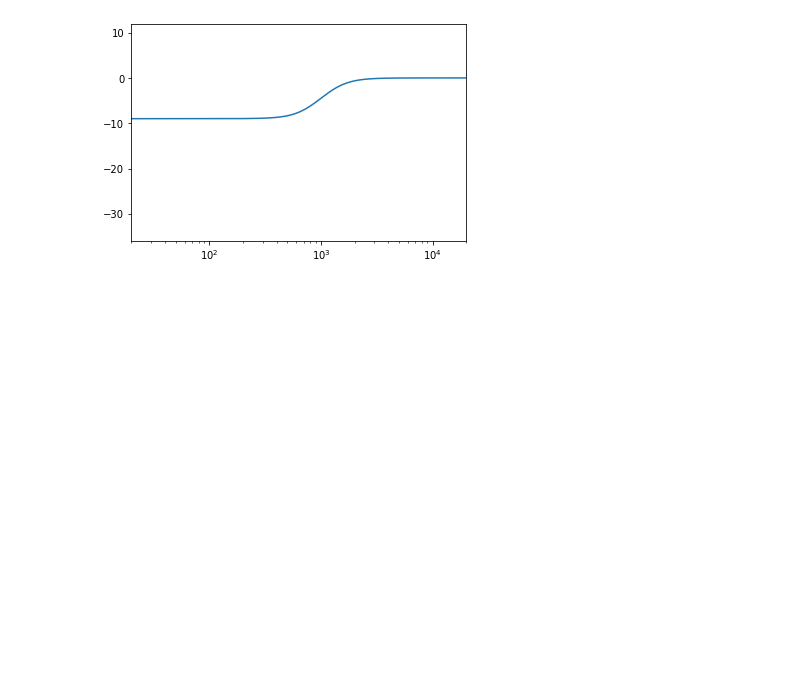
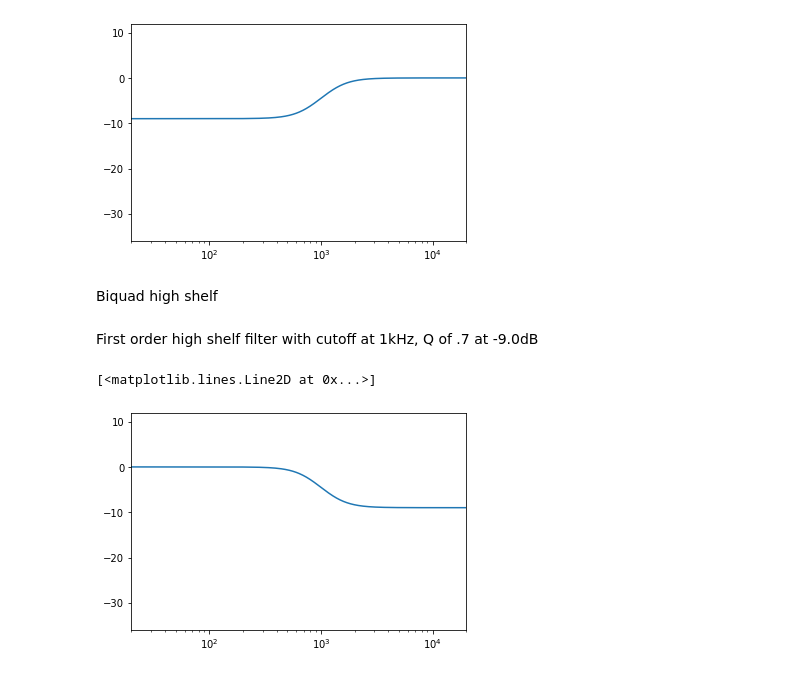
Before and after one commit to DGriffin91/dsp-math-notes, a Jupyter notebook: bodes.ipynb, the cells around one changed output. Cells and saved outputs as stored; diff of their text form; code cells hidden in the pictures; blank space fills up the shorter version.

Commit message:
add high shelf

```diff
--- a/bodes.ipynb
+++ b/bodes.ipynb
@@ -208,3 +210,43 @@ plt.semilogx(x, amplitude)
 # %% [output]
 [<matplotlib.lines.Line2D at 0x...>]
 [figure]
+# %% [markdown]
+Biquad high shelf
+# %%
+def biquad_high_shelf(f_cutoff_hz, q_value, gain, sampleRate):
+    omega = 2.0 * pi * f_cutoff_hz / sampleRate
+
+    a = sqrt(gain)
+
+    alpha = sin(omega) / (2.0 * q_value)
+
+    omega_c = cos(omega)
+
+    a_plus1 = a+1
+    a_minus1 = a-1
+    beta = 2*sqrt(a)*alpha
+
+    b0 =    a*( a_plus1  + a_minus1 * omega_c + beta)
+    b1 = -2*a*( a_minus1 + a_plus1  * omega_c       )
+    b2 =    a*( a_plus1  + a_minus1 * omega_c - beta)
+    a0 =        a_plus1  - a_minus1 * omega_c + beta
+    a1 =    2*( a_minus1 - a_plus1  * omega_c       )
+    a2 =        a_plus1  - a_minus1 * omega_c - beta
+    return b0, b1, b2, a0, a1, a2
+# %% [markdown]
+First order high shelf filter with cutoff at 1kHz, Q of .7 at -9.0dB
+# %%
+amplitude = []
+x = []
+for i in range(20, 20000, 10):
+    biquad_coefs = biquad_high_shelf(1000, .7, lin_from_db(-9.0), 96000)
+    n = first_order_biquad_bode(i, biquad_coefs, 96000)
+    amplitude.append(db_from_lin(n.real))
+    x.append(i)
+
+plt.xlim([20, 20000])
+plt.ylim([-36, 12])
+plt.semilogx(x, amplitude)
+# %% [output]
+[<matplotlib.lines.Line2D at 0x...>]
+[figure, added]
```
Also changed, not shown: parts of 2 cells of this notebook, 1 other file.
